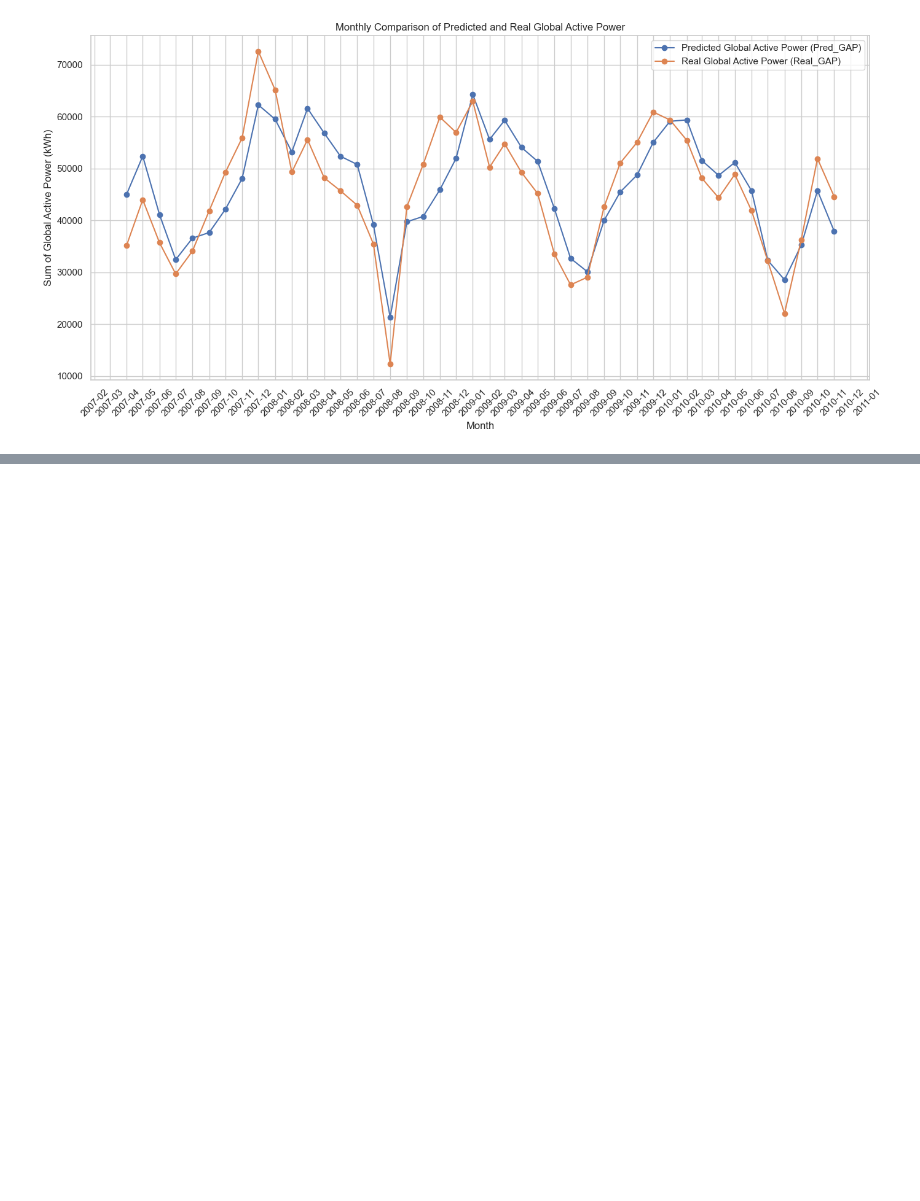
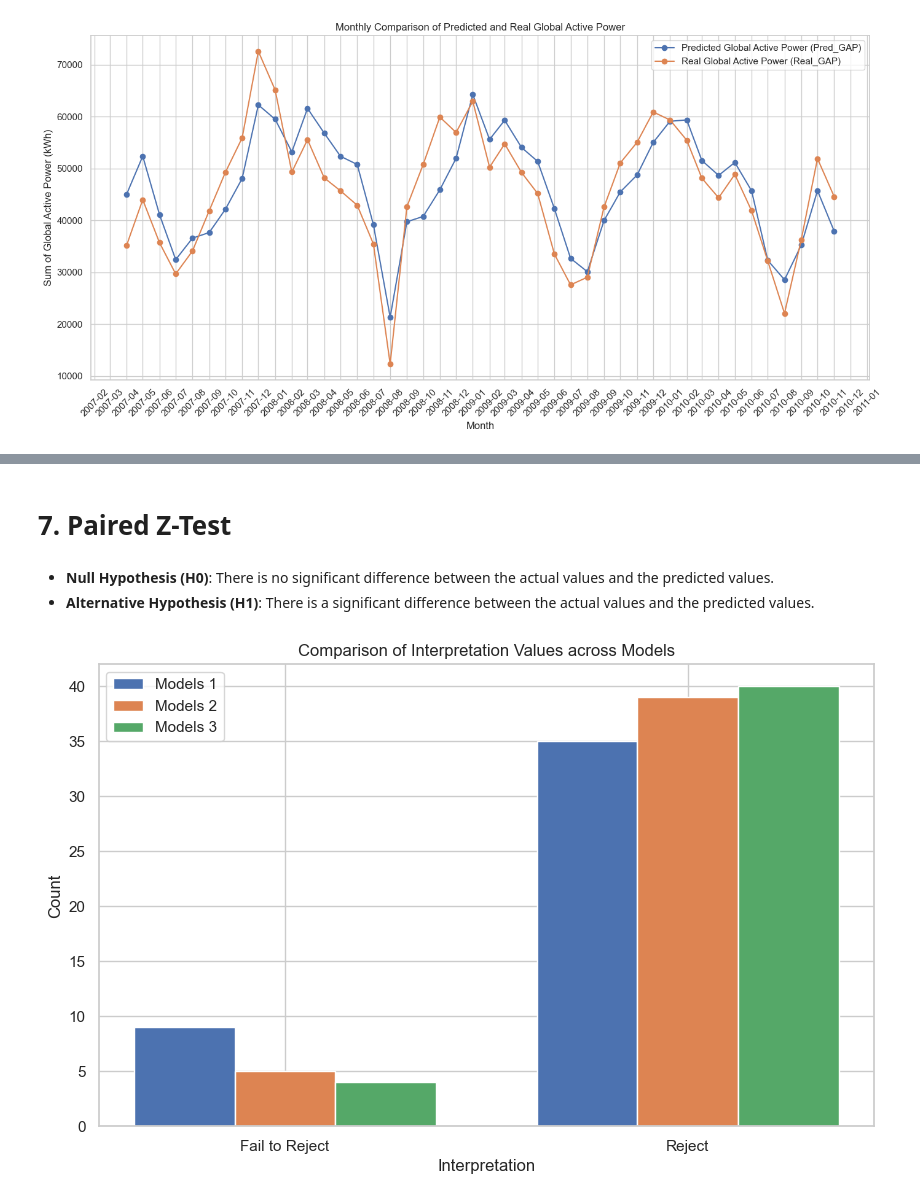
Before and after one commit to matgoni/Household_Power_Consumption, a Jupyter notebook: IHPC.ipynb, the cells around one changed output, grey strips where cells are left out. Saved outputs shown, nothing was run; the diff lists cells and outputs as text; code cells hidden in the pictures; blank space fills up the shorter version.

Commit message:
Upgrade: Paired Z-Test

```diff
--- a/IHPC.ipynb
+++ b/IHPC.ipynb
@@ -483,0 +483,5 @@ KeyError: 'MSE_modelo2'
+# %% [markdown]
+# 7. Paired Z-Test
+# %% [markdown]
+- **Null Hypothesis (H0)**: There is no significant difference between the actual values and the predicted values.
+- **Alternative Hypothesis (H1)**: There is a significant difference between the actual values and the predicted values.
@@ -483,0 +532,32 @@ KeyError: 'MSE_modelo2'
+# %%
+ztest_mod1 = monthly_paired_z_test(results_mod1)
+ztest_mod2 = monthly_paired_z_test(results_mod2)
+ztest_mod3 = monthly_paired_z_test(results_mod3)
+# %%
+count_mod1 = ztest_mod1['interpretation_value'].value_counts().sort_index()
+count_mod2 = ztest_mod2['interpretation_value'].value_counts().sort_index()
+count_mod3 = ztest_mod3['interpretation_value'].value_counts().sort_index()
+
+count_df = pd.DataFrame({
+    'Model 1': count_mod1,
+    'Model 2': count_mod2,
+    'Model 3': count_mod3
+}).fillna(0)
+
+count_df.index = ['Fail to Reject', 'Reject']
+
+bar_width = 0.25
+bar_positions = np.arange(len(count_df.index))
+
+plt.figure(figsize=(10, 6))
+plt.bar(bar_positions - bar_width, count_df['Model 1'], width=bar_width, label='Models 1')
+plt.bar(bar_positions, count_df['Model 2'], width=bar_width, label='Models 2')
+plt.bar(bar_positions + bar_width, count_df['Model 3'], width=bar_width, label='Models 3')
+plt.xlabel('Interpretation')
+plt.ylabel('Count')
+plt.title('Comparison of Interpretation Values across Models')
+plt.xticks(bar_positions, count_df.index)
+plt.legend()
+plt.show()
+# %% [output]
+[figure, added]
```
Also changed, not shown: parts of 3 cells of this notebook.
